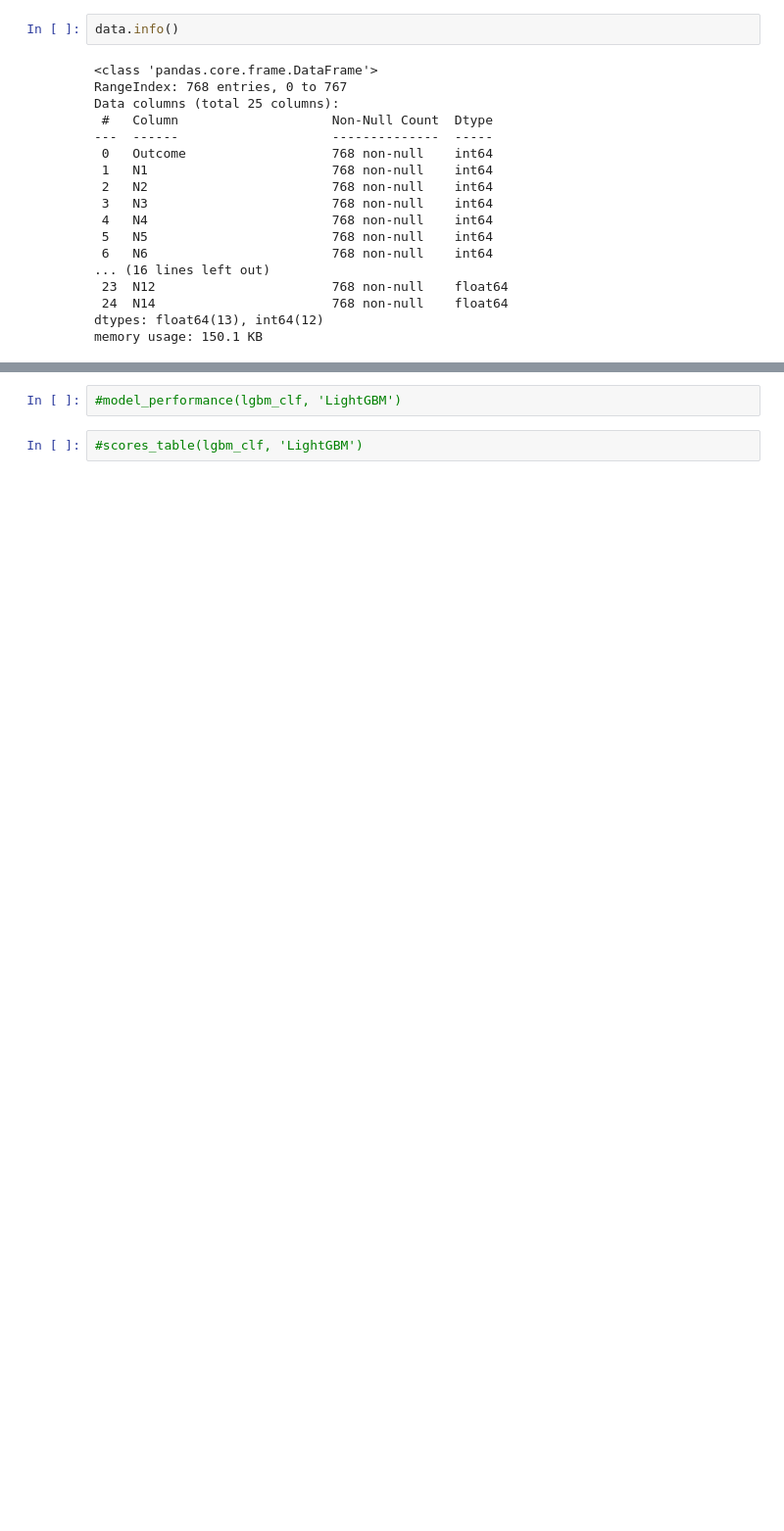
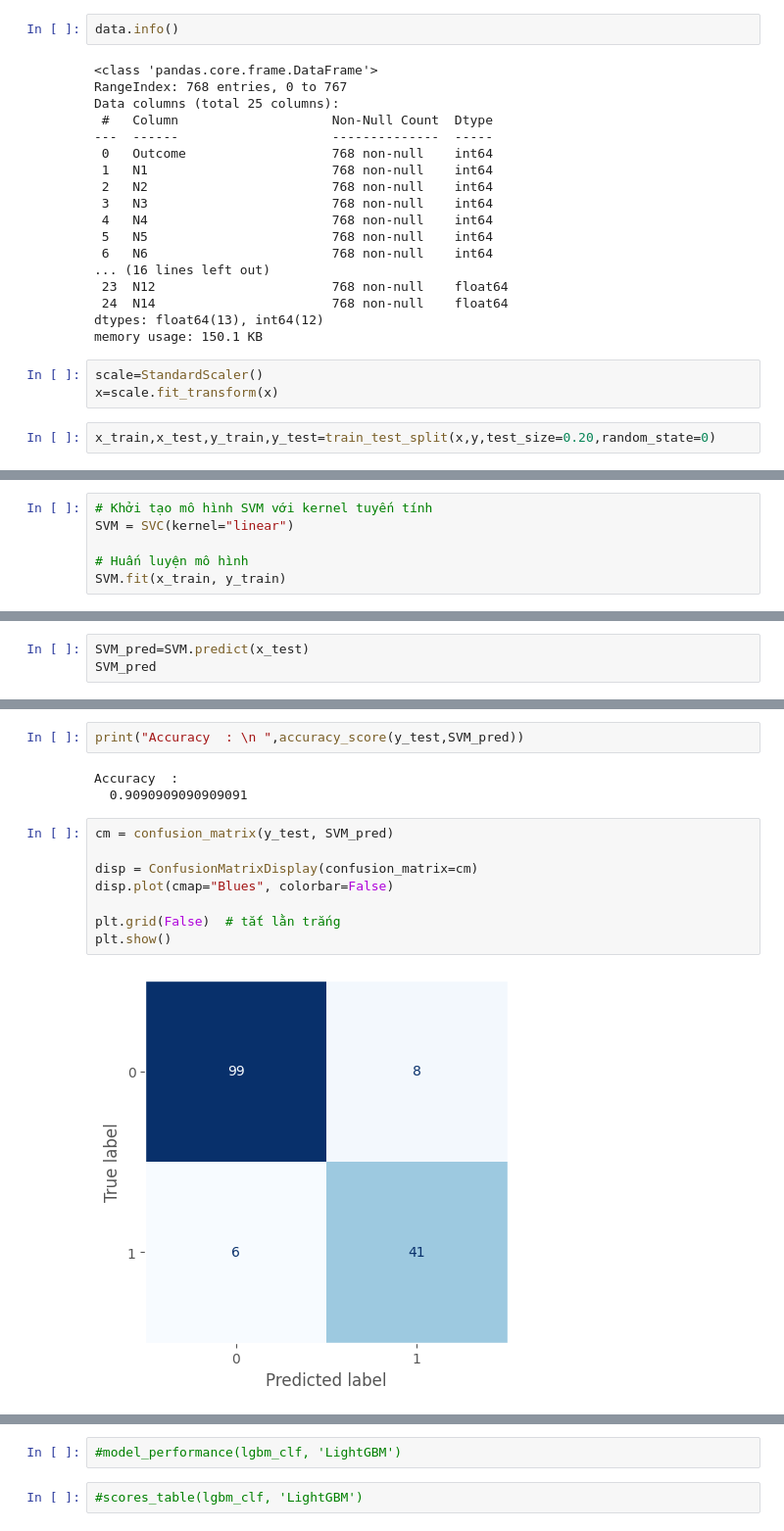
Before and after one commit to nguyenthithuylinh-ship-it/Diabetes_Project, a Jupyter notebook: Exploratory_Data_Analysis.ipynb, the cells around one changed output, grey strips where cells are left out. Shown at 98% size. Drawn from its saved outputs; the diff is of its cells as text; blank space fills up the shorter version.

```diff
--- a/Exploratory_Data_Analysis.ipynb
+++ b/Exploratory_Data_Analysis.ipynb
@@ -1185,3 +1022,8 @@ Data columns (total 25 columns):
  24  N14                       768 non-null    float64
 dtypes: float64(13), int64(12)
 memory usage: 150.1 KB
+# %%
+scale=StandardScaler()
+x=scale.fit_transform(x)
+# %%
+x_train,x_test,y_train,y_test=train_test_split(x,y,test_size=0.20,random_state=0)
@@ -1187,0 +1032,6 @@ memory usage: 150.1 KB
+# %%
+# Khởi tạo mô hình SVM với kernel tuyến tính
+SVM = SVC(kernel="linear")
+
+# Huấn luyện mô hình
+SVM.fit(x_train, y_train)
@@ -1187,0 +1040,3 @@ memory usage: 150.1 KB
+# %%
+SVM_pred=SVM.predict(x_test)
+SVM_pred
@@ -1187,0 +1063,15 @@ memory usage: 150.1 KB
+# %%
+print("Accuracy  : \n ",accuracy_score(y_test,SVM_pred))
+# %% [output]
+Accuracy  :
+  0.9090909090909091
+# %%
+cm = confusion_matrix(y_test, SVM_pred)
+
+disp = ConfusionMatrixDisplay(confusion_matrix=cm)
+disp.plot(cmap="Blues", colorbar=False)
+
+plt.grid(False)  # tắt lằn trắng
+plt.show()
+# %% [output]
+[figure, added]
```
Also changed, not shown: parts of 31 cells of this notebook.
